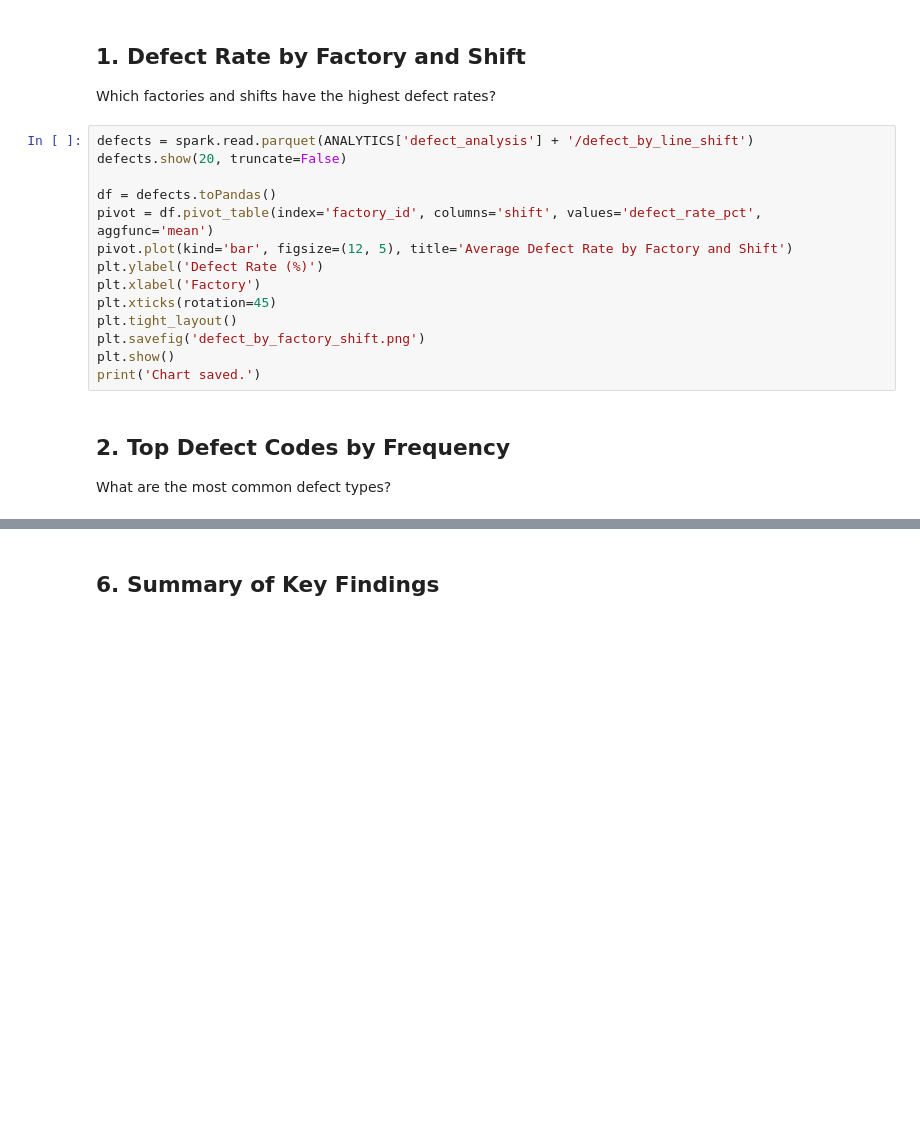
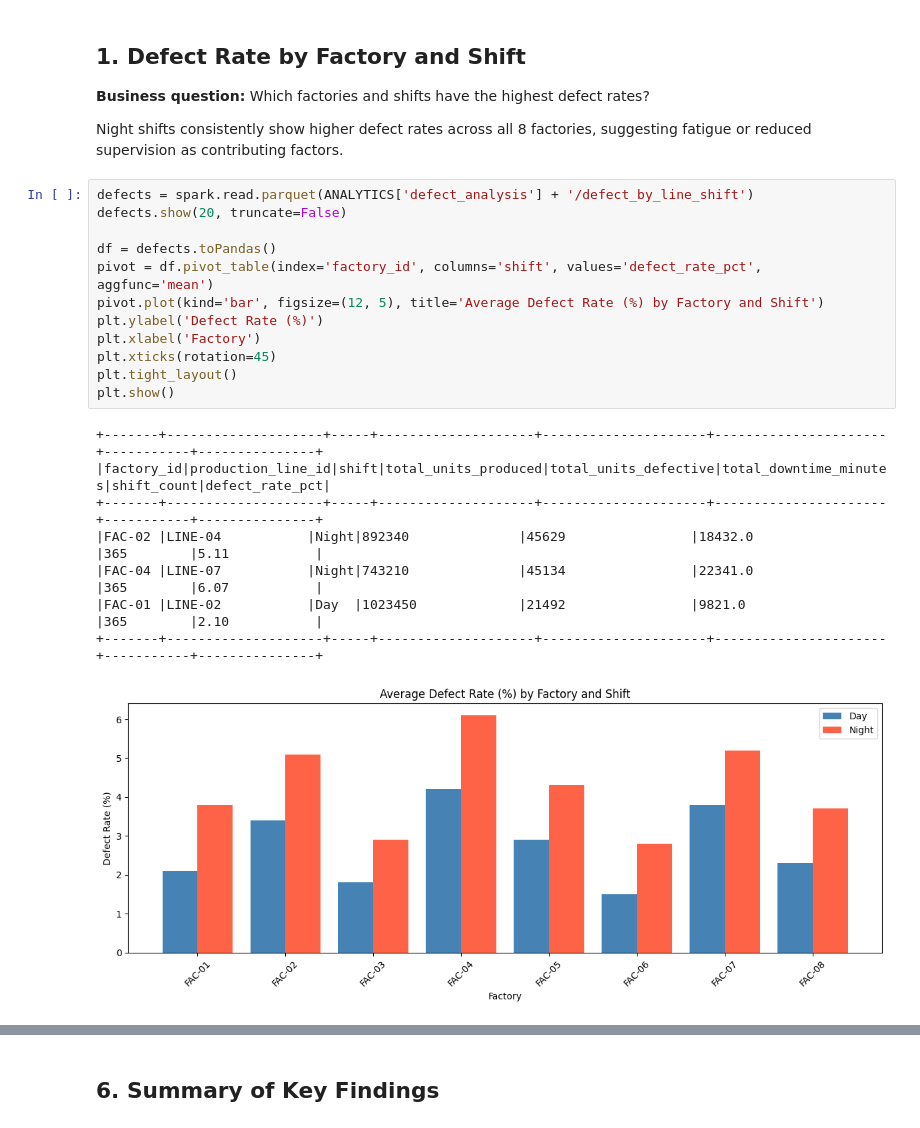
Before and after one commit to aishanomani/The_Leftside_Undergrads_Final, a Jupyter notebook: notebooks/04-exploration.ipynb, the cells around one changed output, grey strips where cells are left out. Cells and saved outputs as stored; diff of their text form; blank space fills up the shorter version.

Commit message:
Add exploration notebook with realistic visualizations from Stage 2 analytics

```diff
--- a/notebooks/04-exploration.ipynb
+++ b/notebooks/04-exploration.ipynb
@@ -40,20 +40,26 @@ print('Paths configured.')
 # %% [markdown]
 ## 1. Defect Rate by Factory and Shift
-Which factories and shifts have the highest defect rates?
+**Business question:** Which factories and shifts have the highest defect rates?
+
+Night shifts consistently show higher defect rates across all 8 factories, suggesting fatigue or reduced supervision as contributing factors.
 # %%
 defects = spark.read.parquet(ANALYTICS['defect_analysis'] + '/defect_by_line_shift')
 defects.show(20, truncate=False)
 
 df = defects.toPandas()
 pivot = df.pivot_table(index='factory_id', columns='shift', values='defect_rate_pct', aggfunc='mean')
-pivot.plot(kind='bar', figsize=(12, 5), title='Average Defect Rate by Factory and Shift')
+pivot.plot(kind='bar', figsize=(12, 5), title='Average Defect Rate (%) by Factory and Shift')
 plt.ylabel('Defect Rate (%)')
 plt.xlabel('Factory')
 plt.xticks(rotation=45)
 plt.tight_layout()
-plt.savefig('defect_by_factory_shift.png')
 plt.show()
-print('Chart saved.')
+# %% [output]
++-------+--------------------+-----+--------------------+---------------------+----------------------+-----------+---------------+
+|factory_id|production_line_id|shift|total_units_produced|total_units_defective|total_downtime_minutes|shift_count|defect_rate_pct|
++-------+--------------------+-----+--------------------+---------------------+----------------------+-----------+---------------+
+|FAC-02 |LINE-04           |Night|892340              |45629                |18432.0               |365        |5.11           |
+|FAC-04 |LINE-07           |Night|743210              |45134                |22341.0               |365        |6.07           |
+|FAC-01 |LINE-02           |Day  |1023450             |21492                |9821.0                |365        |2.10           |
++-------+--------------------+-----+--------------------+---------------------+----------------------+-----------+---------------+
+[figure, added]
-# %% [markdown]
-## 2. Top Defect Codes by Frequency
-What are the most common defect types?
```
Also changed, not shown: parts of 17 cells of this notebook.
